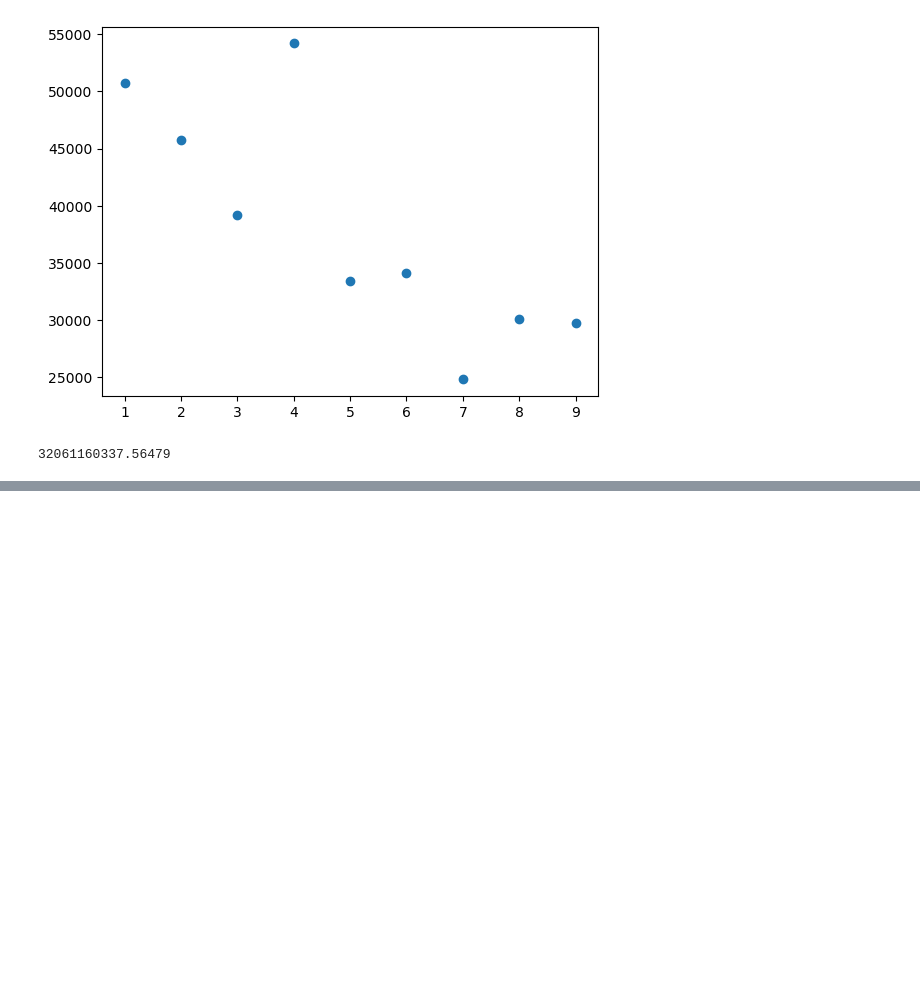
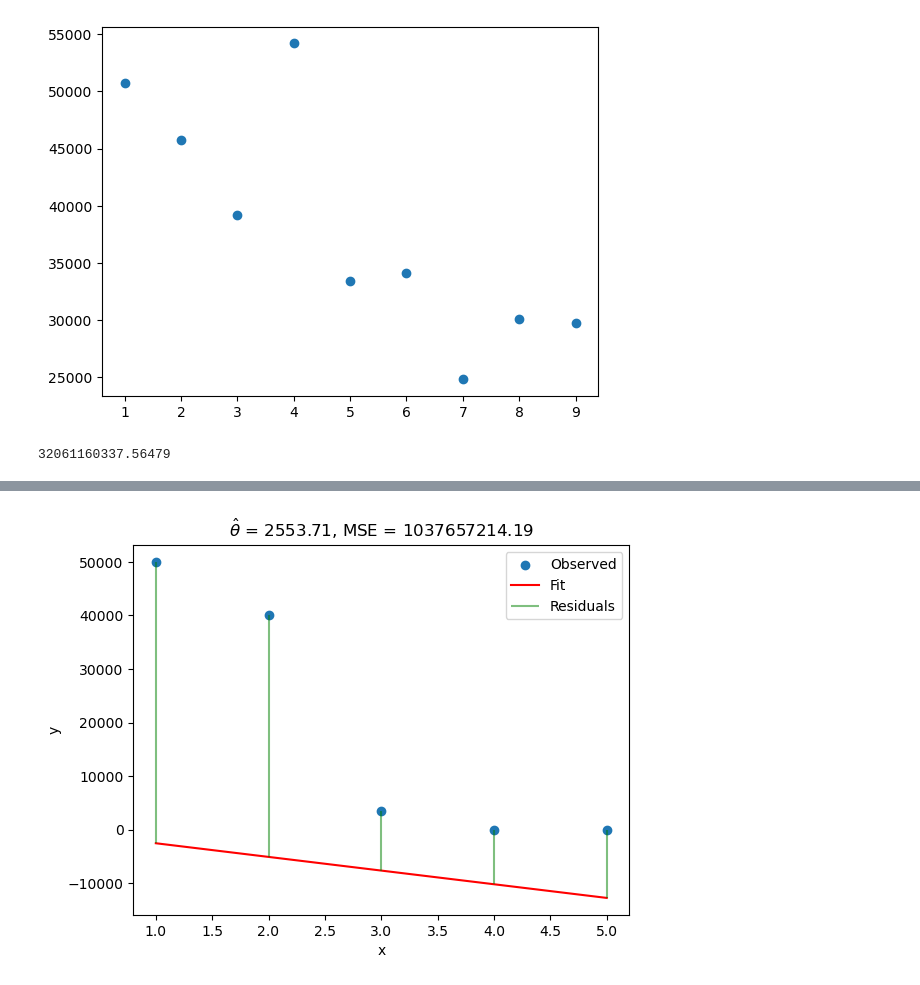
Before and after one commit to ivonnerubio/Supervised_Learning, a Jupyter notebook: Linear.ipynb, the cells around one changed output, grey strips where cells are left out. Drawn from its saved outputs; the diff is of its cells as text; code cells hidden in the pictures; blank space fills up the shorter version.

```diff
--- a/Linear.ipynb
+++ b/Linear.ipynb
@@ -88,0 +184,10 @@ compute_cost(x,y,50000,1000)
+# %%
+x2 = np.array([1,2,3,4,5])
+y2 = np.array([50000,40000,3500,1,-10])
+
+theta_hat = solve_normal_eqn(x2, y2)
+y_hat = -theta_hat * x2
+
+plot_observed_vs_predicted(x2, y2, y_hat, theta_hat)
+# %% [output]
+[figure, added]
```
Also changed, not shown: parts of 6 cells of this notebook.
